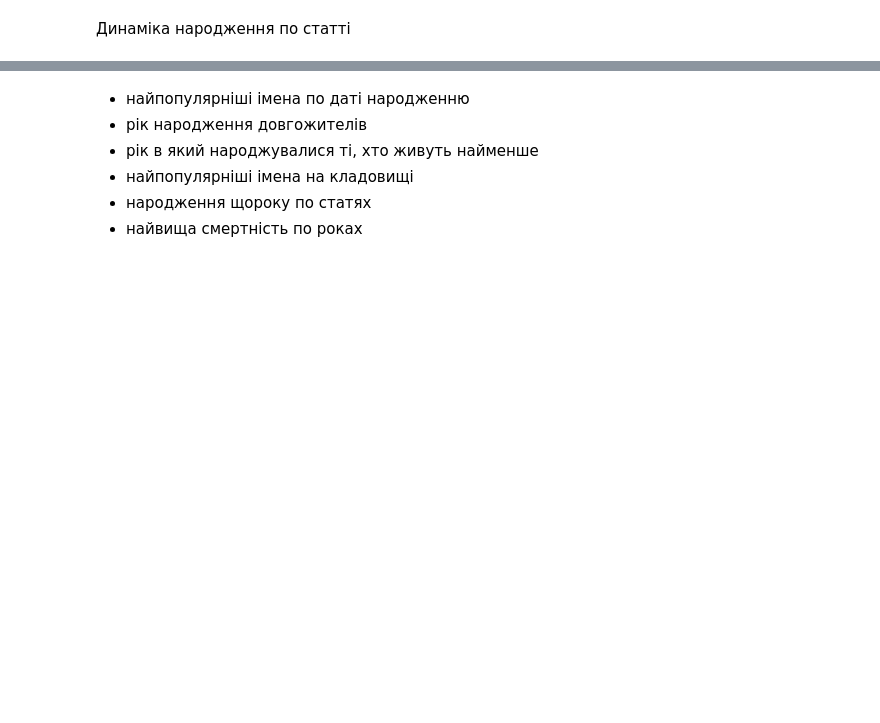
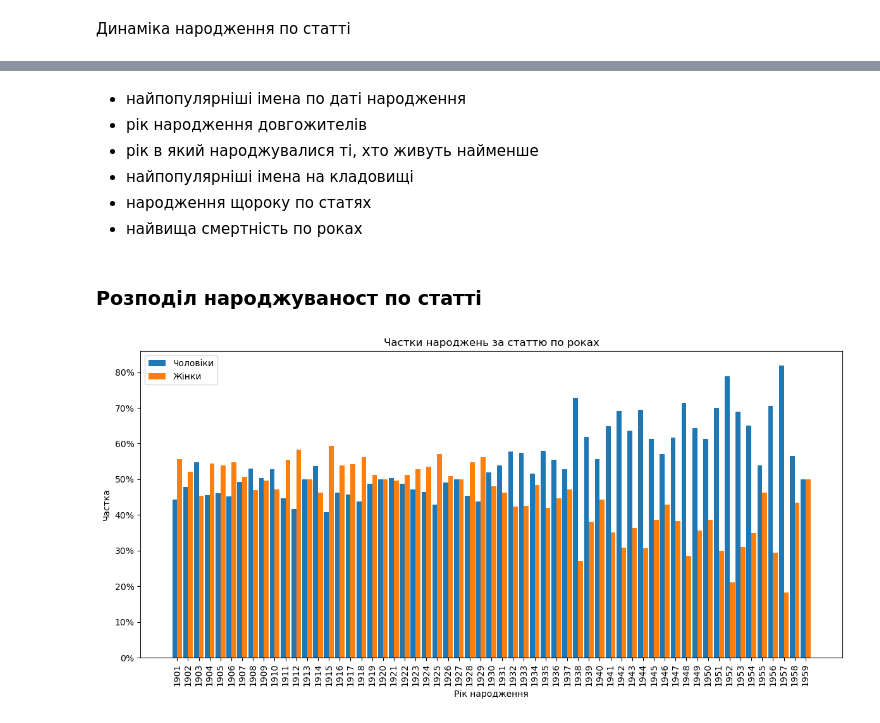
Before and after one commit to kucheriavii/ladomyr_cemetery, a Jupyter notebook: cemetry_stat.ipynb, the cells around one changed output, grey strips where cells are left out. Cells and saved outputs as stored; diff of their text form; code cells hidden in the pictures; blank space fills up the shorter version.

```diff
--- a/cemetry_stat.ipynb
+++ b/cemetry_stat.ipynb
@@ -355,8 +357,21 @@ result.to_excel("top_names.xlsx")
 Динаміка народження по статті
 # %%
 df_sex = df_names.copy()
-df_sex.head()
 df_sex["birth_year"] = pd.to_numeric(df_sex["birth_year"], errors="coerce")
 df_sex["sex"] = df_sex["sex"].str.upper().str.strip()
+df_sex = df_sex[df_sex["sex"] != "U"]
 
-df_sex
+# 3) Підрахунок за (рік, стать) і розклад у широку форму
+year_counts = (
+    df_sex.groupby(["birth_year", "sex"])
+      .size().unstack(fill_value=0)      # колонки M, F
+      .rename(columns={"M": "male", "F": "female"})
+      .reset_index()
+      .sort_values("birth_year")
+)
+
+# (опційно) додати загальну кількість за рік та частки
+year_counts["total"] = year_counts["male"] + year_counts["female"]
+year_counts["male_share"] = (year_counts["male"] / year_counts["total"]).round(3)
+year_counts["female_share"] = (year_counts["female"] / year_counts["total"]).round(3)
+# year_counts.to_excel("sex_desc.xlsx")
@@ -377,7 +378,47 @@ df_sex
 # %% [markdown]
-- найпопулярніші імена по даті народженню
+- найпопулярніші імена по даті народження
 - рік народження довгожителів
 - рік в який народжувалися ті, хто живуть найменше
 - найпопулярніші імена на кладовищі
 - народження щороку по статях
 - найвища смертність по роках
+# %% [markdown]
+### Розподіл народжуваност по статті
+# %%
+# розподіл народжуваност по статті
+# Візьмемо лише потрібні колонки, приберемо NaN
+year_counts = year_counts[(year_counts["birth_year"]>1900) & (year_counts["birth_year"]<1960)]
+df_plot = year_counts[["birth_year", "male_share", "female_share"]].copy()
+df_plot = df_plot.dropna(subset=["birth_year", "male_share", "female_share"])
+
+# Переконайся, що рік — число, а частки — у [0,1]
+df_plot["birth_year"] = pd.to_numeric(df_plot["birth_year"], errors="coerce")
+df_plot["male_share"] = pd.to_numeric(df_plot["male_share"], errors="coerce")
+df_plot["female_share"] = pd.to_numeric(df_plot["female_share"], errors="coerce")
+
+
+this_year = pd.Timestamp.today().year
+df_plot = df_plot[df_plot["birth_year"].between(1800, this_year)]
+
+# Сортуємо за роком
+df_plot = df_plot.sort_values("birth_year")
+
+# Параметри для групованих стовпчиків
+x = np.arange(len(df_plot))
+w = 0.45
+
+fig, ax = plt.subplots(figsize=(12, 6))
+ax.bar(x - w/2, df_plot["male_share"].values, width=w, label="Чоловіки")
+ax.bar(x + w/2, df_plot["female_share"].values, width=w, label="Жінки")
+
+ax.set_xticks(x)
+ax.set_xticklabels(df_plot["birth_year"].astype(int), rotation=90)
+ax.set_xlabel("Рік народження")
+ax.set_ylabel("Частка")
+ax.set_title("Частки народжень за статтю по роках")
+ax.yaxis.set_major_formatter(PercentFormatter(1.0))  # від 0 до 1 як %
+ax.legend()
+plt.tight_layout()
+plt.show()
+# %% [output]
+[figure, added]
```
Also changed, not shown: parts of 2 cells of this notebook, 4 other files.
